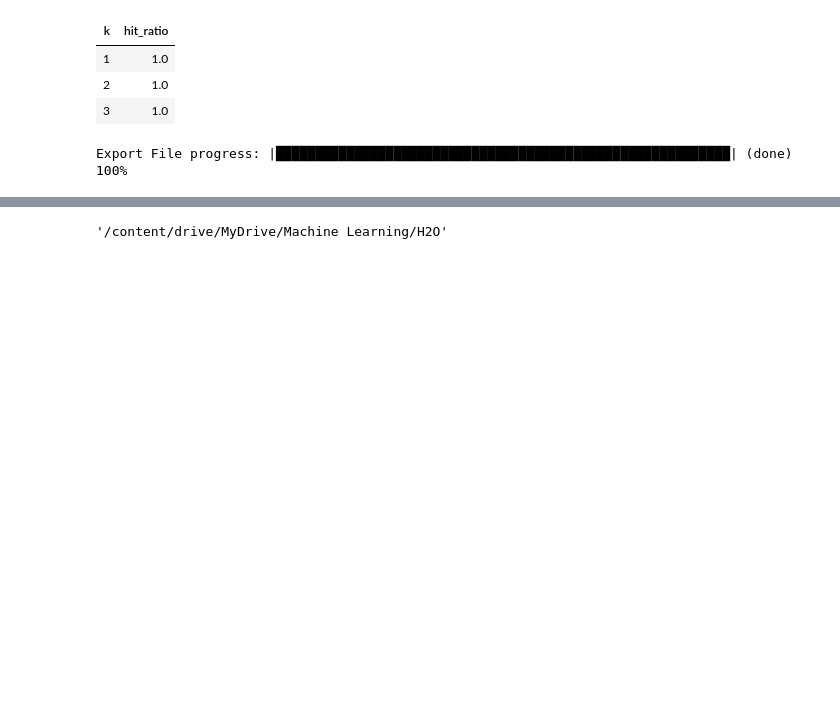
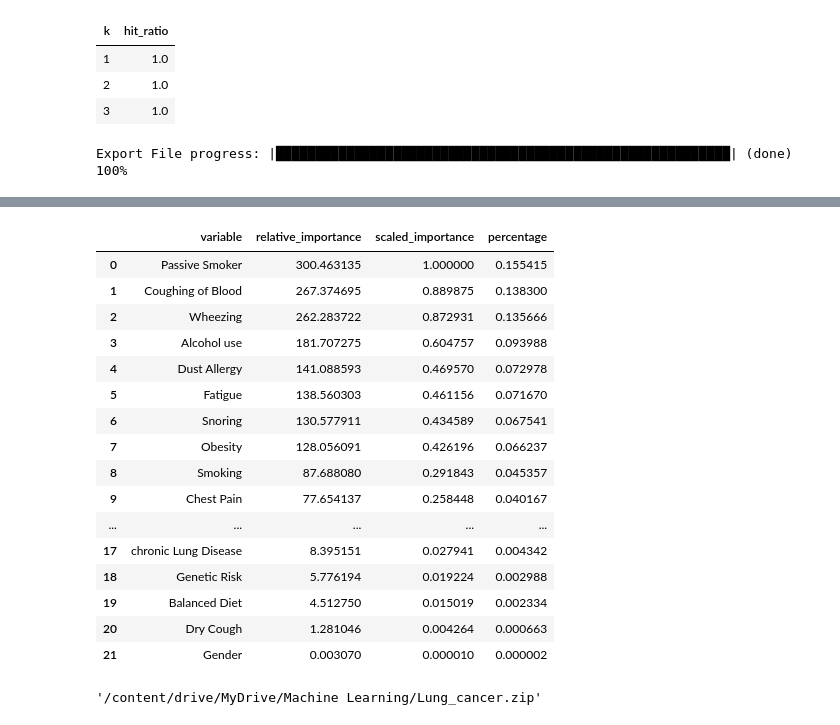
Before and after one commit to Mahesha-uop/HealthGuardian-Disease-Risk-Detector-using-h2o-wave, a Jupyter notebook: train/Lung_Cancer_Risk_Prediction_H2O_AutoML.ipynb, the cells around one changed output, grey strips where cells are left out. Cells and saved outputs as stored; diff of their text form; code cells hidden in the pictures; blank space fills up the shorter version.

```diff
--- a/train/Lung_Cancer_Risk_Prediction_H2O_AutoML.ipynb
+++ b/train/Lung_Cancer_Risk_Prediction_H2O_AutoML.ipynb
@@ -273,7 +281,29 @@ out_gbm.varimp_plot()
 <h2o.plot._plot_result._MObject at 0x...>
 <Figure size 640x480 with 0 Axes>
+# %%
+# Retrieve the variable importance
+varimp =out.varimp(use_pandas=True)
+varimp
+# %% [output]
+|  | variable | relative_importance | scaled_importance | percentage |
+| 0 | Passive Smoker | 300.463135 | 1.000000 | 0.155415 |
+| 1 | Coughing of Blood | 267.374695 | 0.889875 | 0.138300 |
+| 2 | Wheezing | 262.283722 | 0.872931 | 0.135666 |
+| 3 | Alcohol use | 181.707275 | 0.604757 | 0.093988 |
+| 4 | Dust Allergy | 141.088593 | 0.469570 | 0.072978 |
+| 5 | Fatigue | 138.560303 | 0.461156 | 0.071670 |
+| 6 | Snoring | 130.577911 | 0.434589 | 0.067541 |
+| 7 | Obesity | 128.056091 | 0.426196 | 0.066237 |
+| 8 | Smoking | 87.688080 | 0.291843 | 0.045357 |
+| 9 | Chest Pain | 77.654137 | 0.258448 | 0.040167 |
+| ... | ... | ... | ... | ... |
+| 17 | chronic Lung Disease | 8.395151 | 0.027941 | 0.004342 |
+| 18 | Genetic Risk | 5.776194 | 0.019224 | 0.002988 |
+| 19 | Balanced Diet | 4.512750 | 0.015019 | 0.002334 |
+| 20 | Dry Cough | 1.281046 | 0.004264 | 0.000663 |
+| 21 | Gender | 0.003070 | 0.000010 | 0.000002 |
 # %%
 # Save the best model as a mojo
-auto_ml.leader.download_mojo(path = "/content/drive/MyDrive/Machine Learning/H2O")
+auto_ml.leader.download_mojo(path = "/content/drive/MyDrive/Machine Learning/Lung_cancer.zip")
 # %% [output]
-'/content/drive/MyDrive/Machine Learning/H2O'
+'/content/drive/MyDrive/Machine Learning/Lung_cancer.zip'
```
Also changed, not shown: parts of 12 cells of this notebook.
